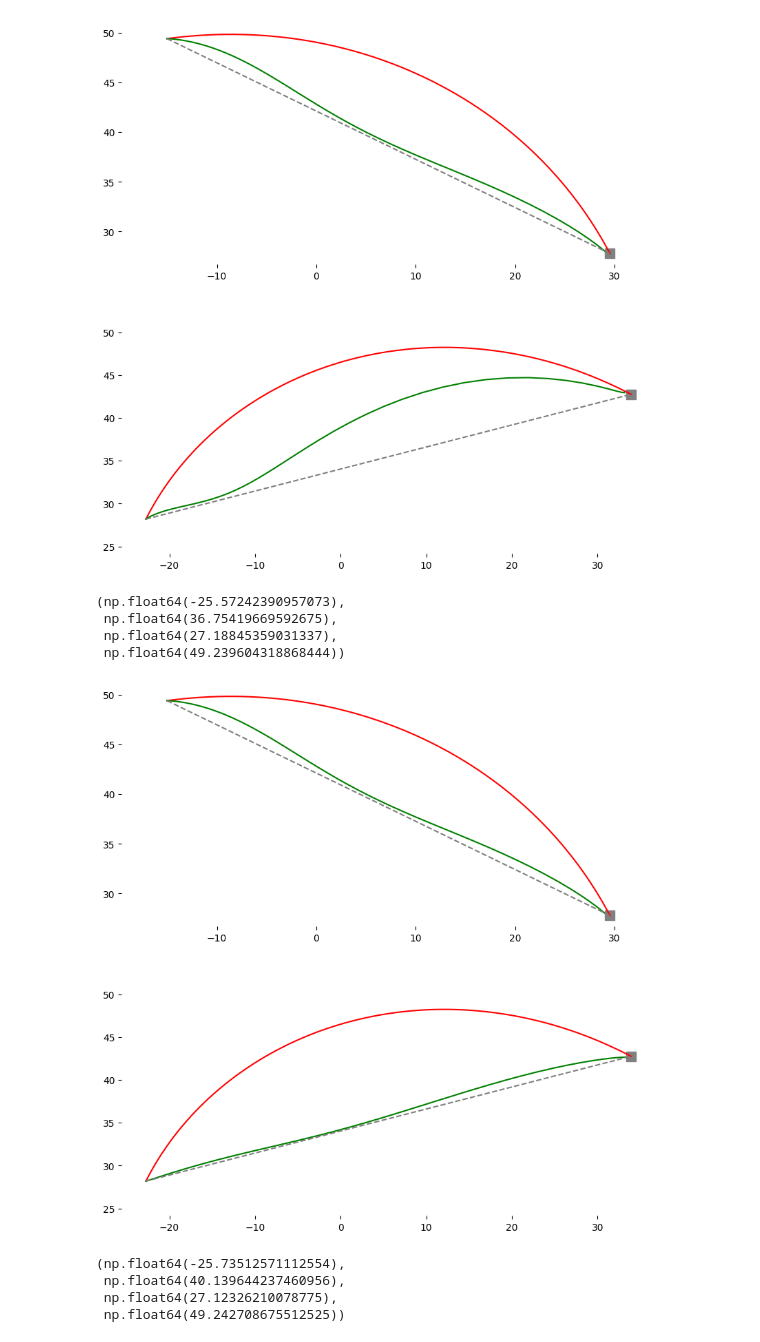
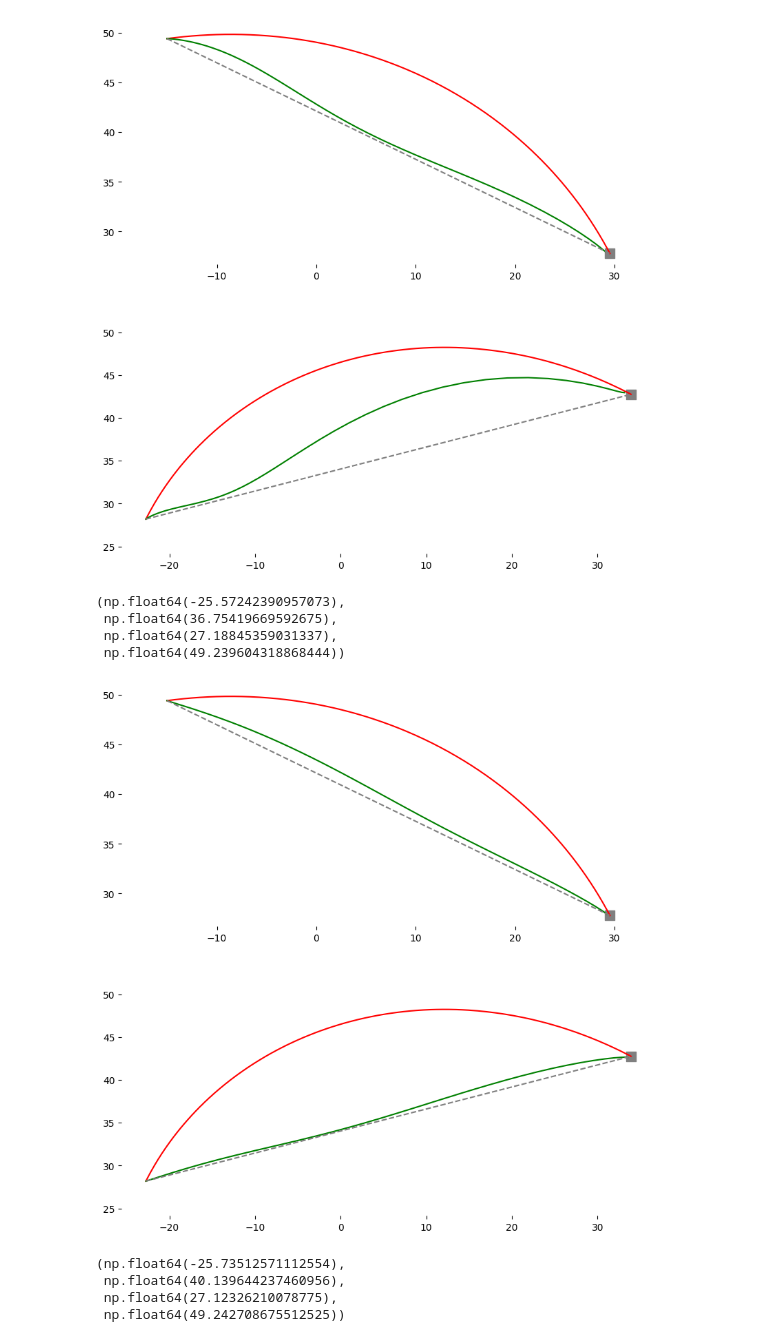
Before and after one commit to AlexandreThy/PhD, a Jupyter notebook: CurrentParts/PathConstraint.ipynb, the cells around one changed output. Saved outputs shown, nothing was run; the diff lists cells and outputs as text; code cells hidden in the pictures.

```diff
--- a/CurrentParts/PathConstraint.ipynb
+++ b/CurrentParts/PathConstraint.ipynb
@@ -345,35 +385,35 @@ end = ToCartesian(np.array(XN)/180*pi)
 
 plt.scatter(end[0],end[1],marker = "s",color="grey",s = 100)
 
 X,Y = Feedback_Linearization_witPathConstraint(wp = 0,taupath = 1e-2,starting_point=start,targets=end)
 plt.plot(X,Y,color = "red")
-X,Y = Feedback_Linearization_witPathConstraint(wp = 10,Num_iter=60,starting_point=start,targets=end,percent = .5,taupath = 10)
+X,Y = Feedback_Linearization_witPathConstraint(wp = 400,Num_iter=60,starting_point=start,targets=end,percent = .8,taupath = .04)
 plt.plot(X,Y,color = "green")
 plt.plot(np.linspace(start[0],end[0],60),np.linspace(start[1],end[1],60),color = "grey",linestyle = "--")
 delete_axis(ax[0])
 plt.axis("equal")
 plt.subplot(2,1,2)
 X0= [70,110]
 XN=[20,60]
 
 start = ToCartesian(np.array(X0)/180*pi)
 end = ToCartesian(np.array(XN)/180*pi)
 
 plt.scatter(end[0],end[1],marker = "s",color="grey",s = 100)
 
 X,Y = Feedback_Linearization_witPathConstraint(wp = 0,taupath = 1e-2,starting_point=start,targets=end)
 plt.plot(X,Y,color = "red")
 X,Y = Feedback_Linearization_witPathConstraint(wp = 450,Num_iter=60,starting_point=start,targets=end,percent = .8,taupath = .04)
 plt.plot(X,Y,color = "green")
 plt.plot(np.linspace(start[0],end[0],60),np.linspace(start[1],end[1],60),color = "grey",linestyle = "--")
 delete_axis(ax[1])
 plt.axis("equal")
 # %% [output]
 (np.float64(-25.57242390957073),
  np.float64(36.75419669592675),
  np.float64(27.18845359031337),
  np.float64(49.239604318868444))
-[figure, old version]
+[figure, new version]
 # %%
 num_sim = 36
 
```
Also changed, not shown: parts of 3 cells of this notebook, 1 other file.
